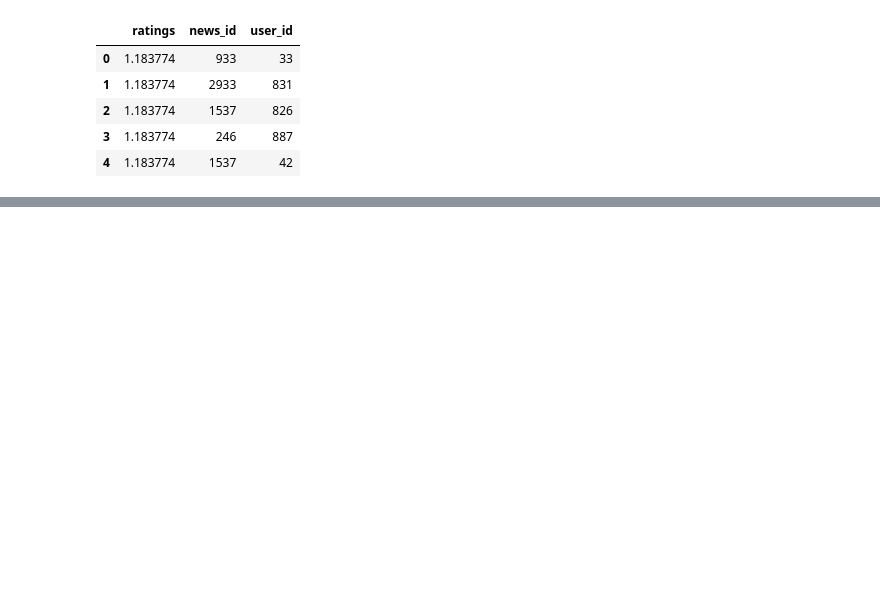
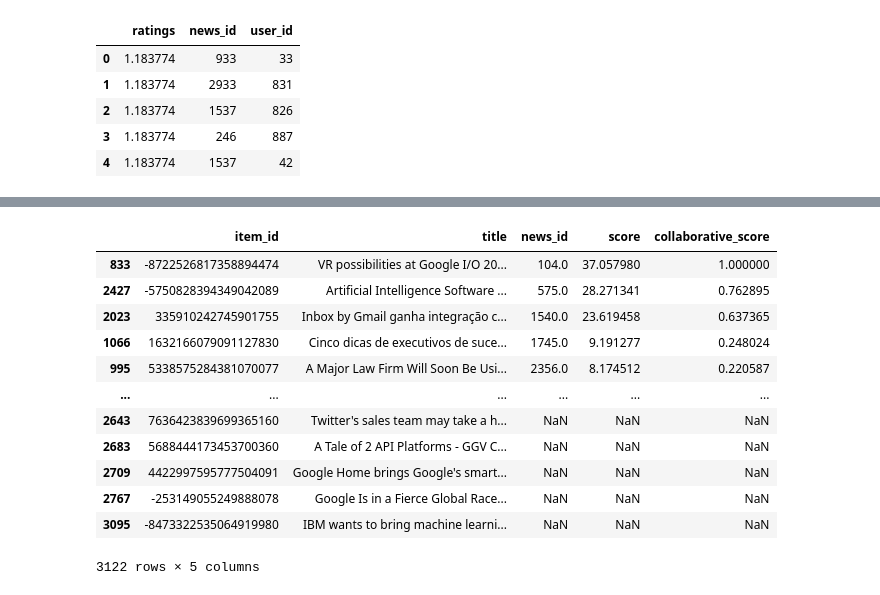
Before and after one commit to neel-machine/News-recommendation-system, a Jupyter notebook: news_recommendation.ipynb, the cells around one changed output, grey strips where cells are left out. Saved outputs shown, nothing was run; the diff lists cells and outputs as text; code cells hidden in the pictures; blank space fills up the shorter version.

```diff
--- a/news_recommendation.ipynb
+++ b/news_recommendation.ipynb
@@ -268,0 +443,2 @@ ratings.user_id.nunique()
+# %%
+content = pd.read_csv('drive/My Drive/platform_content.csv')
@@ -268,0 +454,3 @@ ratings.user_id.nunique()
+# %%
+title_map = content[['item_id','title']]
+title_map.head()
@@ -268,0 +464,2 @@ ratings.user_id.nunique()
+# %%
+final_reco = pd.merge(title_map,reco_merge_17,on='item_id',how='left')
@@ -268,0 +475,3 @@ ratings.user_id.nunique()
+# %%
+final_reco['collaborative_score'] = (final_reco.score - min(final_reco.score))/(max(final_reco.score) - min(final_reco.score))
+final_reco.head()
@@ -268,0 +485,16 @@ ratings.user_id.nunique()
+# %%
+final_reco.sort_values(by=['collaborative_score'],ascending = False)
+# %% [output]
+|  | item_id | title | news_id | score | collaborative_score |
+| 833 | -8722526817358894474 | VR possibilities at Google I/O 20... | 104.0 | 37.057980 | 1.000000 |
+| 2427 | -5750828394349042089 | Artificial Intelligence Software ... | 575.0 | 28.271341 | 0.762895 |
+| 2023 | 335910242745901755 | Inbox by Gmail ganha integração c... | 1540.0 | 23.619458 | 0.637365 |
+| 1066 | 1632166079091127830 | Cinco dicas de executivos de suce... | 1745.0 | 9.191277 | 0.248024 |
+| 995 | 5338575284381070077 | A Major Law Firm Will Soon Be Usi... | 2356.0 | 8.174512 | 0.220587 |
+| ... | ... | ... | ... | ... | ... |
+| 2643 | 7636423839699365160 | Twitter's sales team may take a h... | NaN | NaN | NaN |
+| 2683 | 5688444173453700360 | A Tale of 2 API Platforms - GGV C... | NaN | NaN | NaN |
+| 2709 | 4422997595777504091 | Google Home brings Google's smart... | NaN | NaN | NaN |
+| 2767 | -253149055249888078 | Google Is in a Fierce Global Race... | NaN | NaN | NaN |
+| 3095 | -8473322535064919980 | IBM wants to bring machine learni... | NaN | NaN | NaN |
+3122 rows × 5 columns
```
Also changed, not shown: parts of 44 cells of this notebook.
